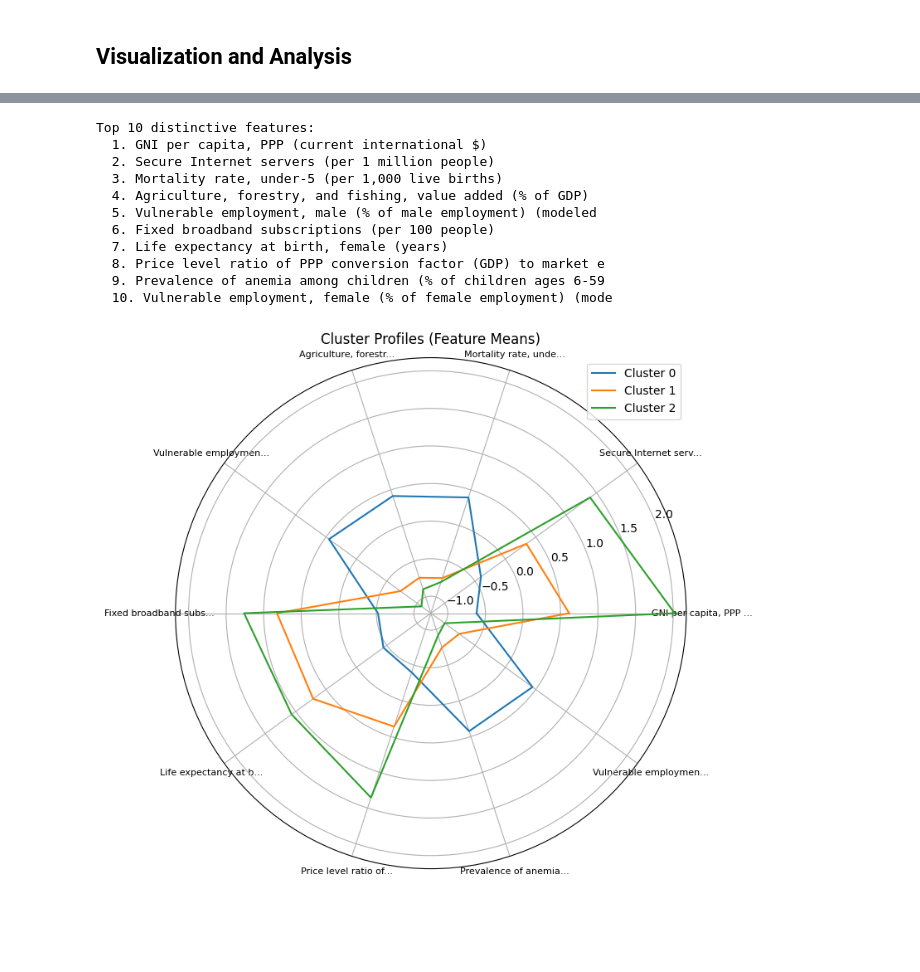
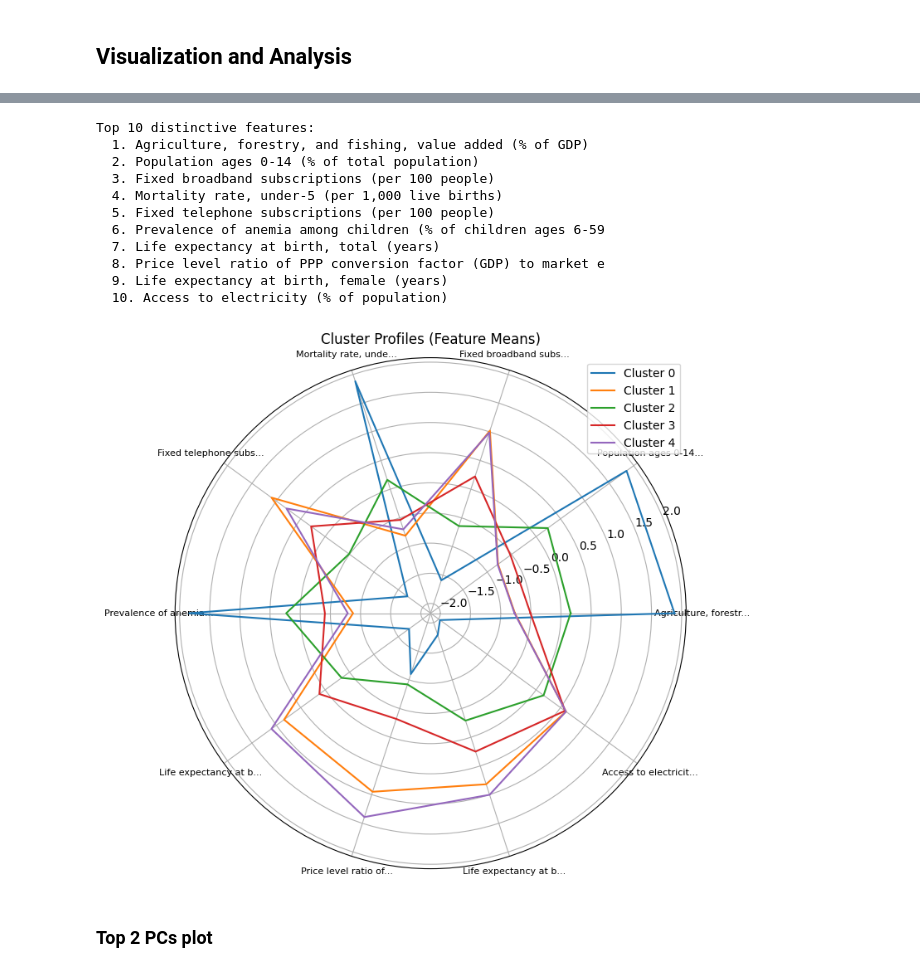
Before and after one commit to NareMu/ML-Classification-and-Clustering-Project, a Jupyter notebook: proj1/part2-1.ipynb, the cells around one changed output, grey strips where cells are left out. Drawn from its saved outputs; the diff is of its cells as text; code cells hidden in the pictures; blank space fills up the shorter version.

```diff
--- a/proj1/part2-1.ipynb
+++ b/proj1/part2-1.ipynb
@@ -188,19 +191,5 @@ axes[1].plot(k_range, silhouette_scores, marker='o', color='orange')
 axes[1].set_xlabel('K'); axes[1].set_ylabel('Silhouette'); axes[1].set_title('Silhouette Score')
 plt.tight_layout()
 plt.show()
-
-best_k = 3
-# Apply K-Means
-kmeans_model = KMeans(n_clusters=best_k, n_init=10, random_state=23)
-kmeans_labels = kmeans_model.fit_predict(X_scaled)
-clustering_df['KMeans_Cluster'] = kmeans_labels
-
-# Evaluate K-Means
-silhouette, db, dunn, ch = evaluate_clustering(X_scaled, kmeans_labels)
-print(f"=== K-Means (k={best_k}) ===")
-print('Silhouette Index: ', silhouette)
-print('Davies-Bouldin Index: ', db)
-print('Dunn Index: ', dunn)
-print('CH Index: ', ch)
 # %% [output]
 [figure]
@@ -212,6 +198,6 @@ CH Index:  906.9939595449223
 # %%
 # choosing base on elbow method and silhouette score
-best_k = 3
+best_k = 5
 # Apply K-Means
 kmeans_model = KMeans(n_clusters=best_k, n_init=10, random_state=23)
 kmeans_labels = kmeans_model.fit_predict(X_scaled)
@@ -219,7 +205,7 @@ clustering_df['KMeans_Cluster'] = kmeans_labels
 
 # Evaluate K-Means
 silhouette, db, dunn, ch = evaluate_clustering(X_scaled, kmeans_labels)
-print(f"=== K-Means (k={best_k}) ===")
+
 print('Silhouette Index: ', silhouette)
 print('Davies-Bouldin Index: ', db)
 print('Dunn Index: ', dunn)
@@ -302,17 +293,18 @@ plt.show()
 # %%
 from sklearn.ensemble import RandomForestClassifier
 
-# Prepare data
-X_features = clustering_df[num_cols].copy()
+# Prepare data - exclude feature_col from features
+feature_list = [c for c in num_cols if c != feature_col]  # <-- Fixed
+X_features = clustering_df[feature_list].copy()
 y_clusters = clustering_df['KMeans_Cluster'].values
 
 # Train Random Forest to predict cluster
 rf = RandomForestClassifier(n_estimators=100, random_state=23)
 rf.fit(X_features, y_clusters)
 
-# Get feature importance
+# Get feature importance (use feature_list, not num_cols)
 feature_importance = pd.DataFrame({
-    'Feature': num_cols,
+    'Feature': feature_list,  # <-- Fixed
     'Importance': rf.feature_importances_
 }).sort_values('Importance', ascending=False)
 
@@ -347,34 +341,39 @@ plt.show()
 # %%
-cluster_means = clustering_df.groupby('KMeans_Cluster')[num_cols].mean()
+# Get cluster means for top 10 features
+cluster_means = clustering_df.groupby('KMeans_Cluster')[top_10_features].mean()
 
 print("Top 10 distinctive features:")
 for i, f in enumerate(top_10_features, 1):
     print(f"  {i}. {f[:60]}")
 
+# Scale the cluster means
 scaler = StandardScaler()
 X_top10_scaled = pd.DataFrame(
-    scaler.fit_transform(X_top10),
-    columns=X_top10.columns,
-    index=X_top10.index
+    scaler.fit_transform(cluster_means),
+    columns=cluster_means.columns,
+    index=cluster_means.index
 )
 
-# rename columns to be more readable
+# Rename columns to be more readable
 X_top10_scaled.columns = [c[:20] + '...' if len(c) > 20 else c for c in X_top10_scaled.columns]
 
-create_radar_graph(X_top10_scaled, clustering_df['KMeans_Cluster'].values)
+# Pass cluster index (0, 1, 2, ...) for radar - NOT individual country labels
+create_radar_graph(X_top10_scaled, X_top10_scaled.index.values)
 # %% [output]
 Top 10 distinctive features:
-  1. GNI per capita, PPP (current international $)
-  2. Secure Internet servers (per 1 million people)
-  3. Mortality rate, under-5 (per 1,000 live births)
-  4. Agriculture, forestry, and fishing, value added (% of GDP)
-  5. Vulnerable employment, male (% of male employment) (modeled
-  6. Fixed broadband subscriptions (per 100 people)
-  7. Life expectancy at birth, female (years)
+  1. Agriculture, forestry, and fishing, value added (% of GDP)
+  2. Population ages 0-14 (% of total population)
+  3. Fixed broadband subscriptions (per 100 people)
+  4. Mortality rate, under-5 (per 1,000 live births)
+  5. Fixed telephone subscriptions (per 100 people)
+  6. Prevalence of anemia among children (% of children ages 6-59
+  7. Life expectancy at birth, total (years)
   8. Price level ratio of PPP conversion factor (GDP) to market e
-  9. Prevalence of anemia among children (% of children ages 6-59
-  10. Vulnerable employment, female (% of female employment) (mode
+  9. Life expectancy at birth, female (years)
+  10. Access to electricity (% of population)
-[figure, old version]
+[figure, new version]
+# %% [markdown]
+### Top 2 PCs plot
 # %%
 X_multi = clustering_df[num_cols].values
 scaler_multi = StandardScaler()
```
Also changed, not shown: parts of 17 cells of this notebook, 1 other file.
